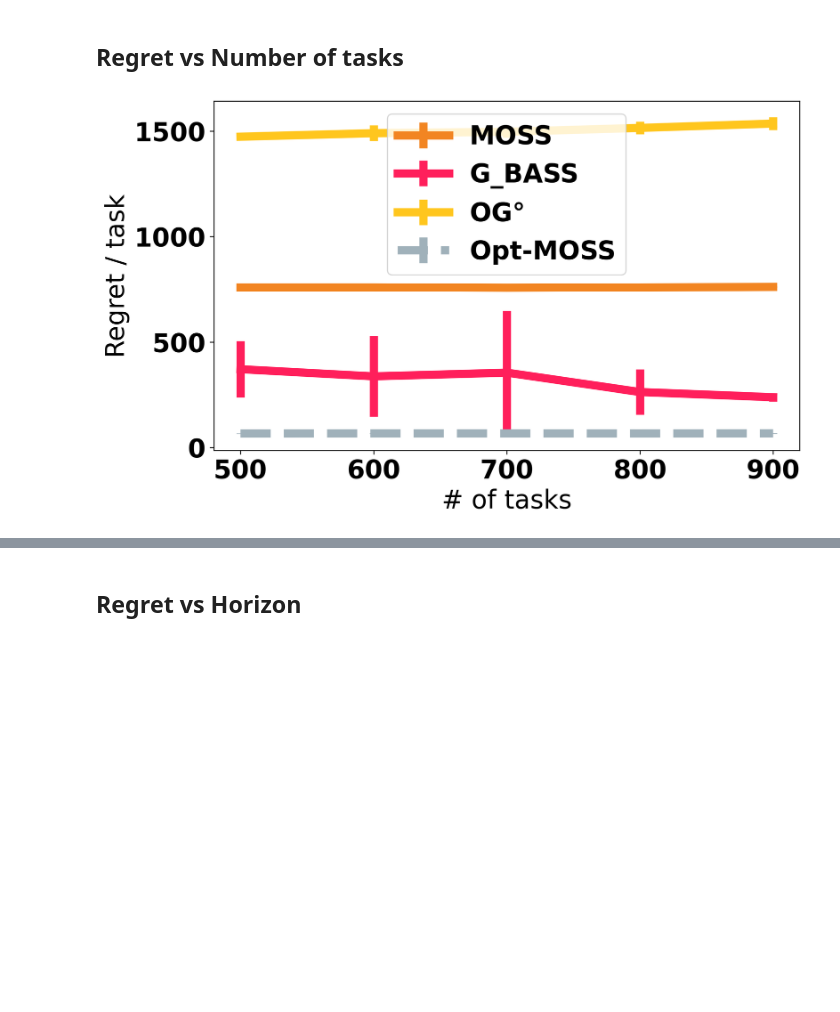
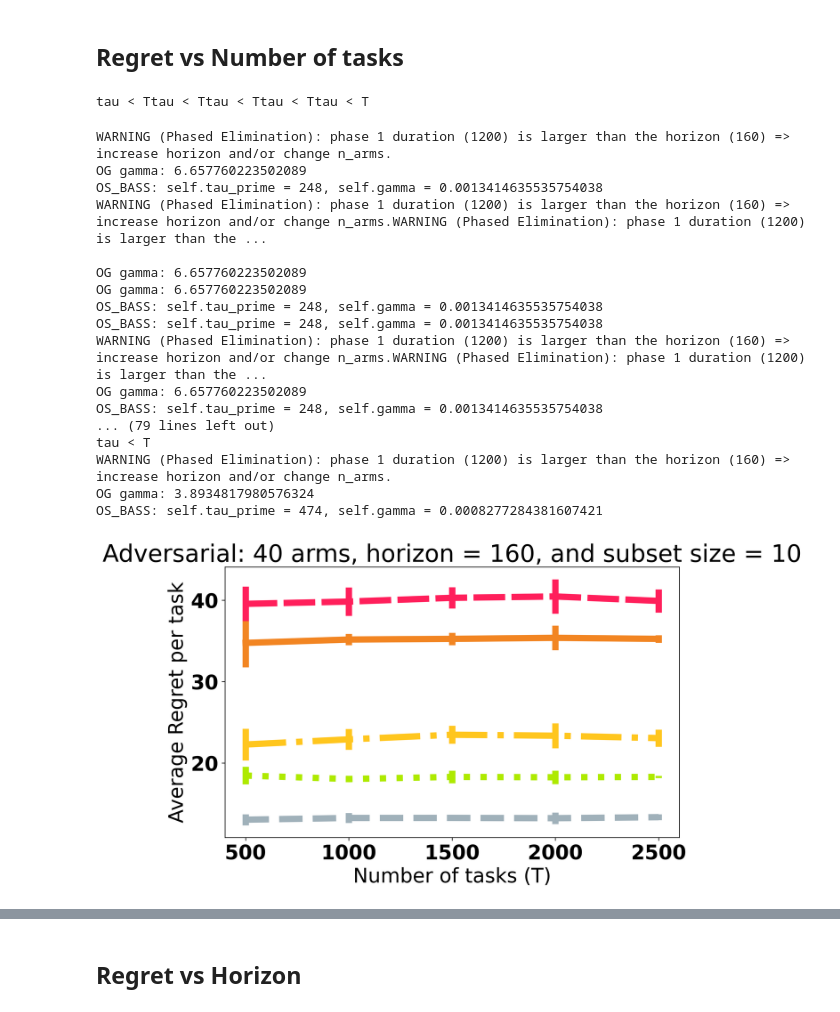
Before and after one commit to duongnhatthang/meta-bandit, a Jupyter notebook: main.ipynb, the cells around one changed output, grey strips where cells are left out. Drawn from its saved outputs; the diff is of its cells as text; code cells hidden in the pictures; blank space fills up the shorter version.

```diff
--- a/main.ipynb
+++ b/main.ipynb
@@ -56,16 +22,61 @@ og_gamma = 0.41019565028738514
+# %%
+# For E-BASS experiment
+# N_TASKS = 400
+# N_ARMS = 11
+# OPT_SIZE = 2 # >1
+# HORIZON = 600
+
+N_TASKS = 1000
+N_ARMS = 40
+OPT_SIZE = 10 # >1
+HORIZON = 1600 #160 for small \tau experiment
+N_EXPS = 5 #No. of repeat experiments
+
+GAP_THRESHOLD = np.sqrt(N_ARMS*np.log(N_TASKS)/HORIZON)
+gap = min(1,GAP_THRESHOLD*1.1)
+kwargs = {
+          'gap_constrain':gap, #or None
+          'is_adversarial': True,
+          'skip_list': ["G_BASS_FC", "EE", "E_BASS"],
+          'timeout': 45, # maximum duration for each experiment. Unit = minute. -1 = unlimited
+          'quiet': True,
+          'linewidth': 7, # plotting parameter
+          'plot_legend': True,
+          'OG_scale': 1,
+          'is_non_oblivious': False,
+         }
+
+if kwargs['is_adversarial']:
+    setting = "Adversarial"
+else:
+    setting = "Stochastic"
+print(f'GAP_THRESHOLD = {GAP_THRESHOLD}, actual gap = {gap}')
+utils.verify_params(N_TASKS, N_ARMS, HORIZON, OPT_SIZE, **kwargs)
 # %% [markdown]
 ## Regret vs Number of tasks
 # %%
-# task_list = np.arange(200, 251, 50)
-# (X, regret_dict, title, xlabel, ylabel) = utils.task_exp(N_EXPS, HORIZON, N_ARMS, OPT_SIZE, task_list, **kwargs)
-# # pickle.dump(regret_dict, open("results/tasks.p", "wb"))
-# pass
+# task_list = np.arange(100, 501, 100)
+task_list = np.arange(500, 2501, 500)
+(X, regret_dict, title, xlabel, ylabel) = utils.task_exp(N_EXPS, N_ARMS, OPT_SIZE, HORIZON, task_list, **kwargs)
+pickle.dump(regret_dict, open("results/tasks.p", "wb"))
+pass
+# %% [output]
+tau < Ttau < Ttau < Ttau < Ttau < T
+WARNING (Phased Elimination): phase 1 duration (1200) is larger than the horizon (160) => increase horizon and/or change n_arms.
+OG gamma: 6.657760223502089
+OS_BASS: self.tau_prime = 248, self.gamma = 0.0013414635535754038
+WARNING (Phased Elimination): phase 1 duration (1200) is larger than the horizon (160) => increase horizon and/or change n_arms.WARNING (Phased Elimination): phase 1 duration (1200) is larger than the ...
+
+OG gamma: 6.657760223502089
+OG gamma: 6.657760223502089
+OS_BASS: self.tau_prime = 248, self.gamma = 0.0013414635535754038
+OS_BASS: self.tau_prime = 248, self.gamma = 0.0013414635535754038
+WARNING (Phased Elimination): phase 1 duration (1200) is larger than the horizon (160) => increase horizon and/or change n_arms.WARNING (Phased Elimination): phase 1 duration (1200) is larger than the ...
+OG gamma: 6.657760223502089
+OS_BASS: self.tau_prime = 248, self.gamma = 0.0013414635535754038
+... (79 lines left out)
+tau < T
+WARNING (Phased Elimination): phase 1 duration (1200) is larger than the horizon (160) => increase horizon and/or change n_arms.
+OG gamma: 3.8934817980576324
+OS_BASS: self.tau_prime = 474, self.gamma = 0.0008277284381607421
+[figure, added]
-# %%
-# Plot from loaded cache file
-X = np.arange(500, 911, 100)
-gap = kwargs['gap_constrain']
-regret_dict = pickle.load(open("results/cache_tasks.p", "rb"))
-utils.plot(X, regret_dict, '', '# of tasks', 'Regret / task', **kwargs)
-pass
-# %% [output]
-[figure, removed]
```
Also changed, not shown: parts of 10 cells of this notebook, 12 other files.
